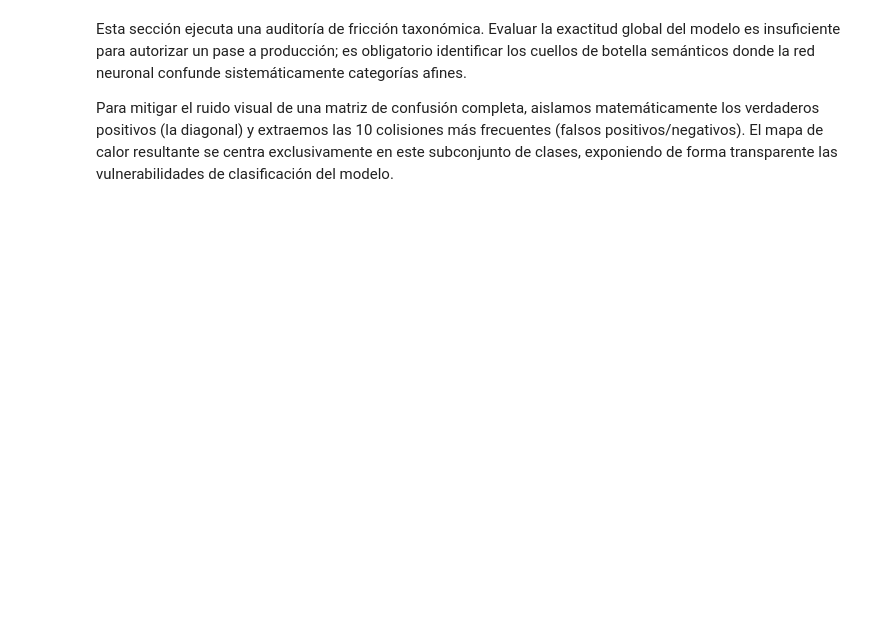
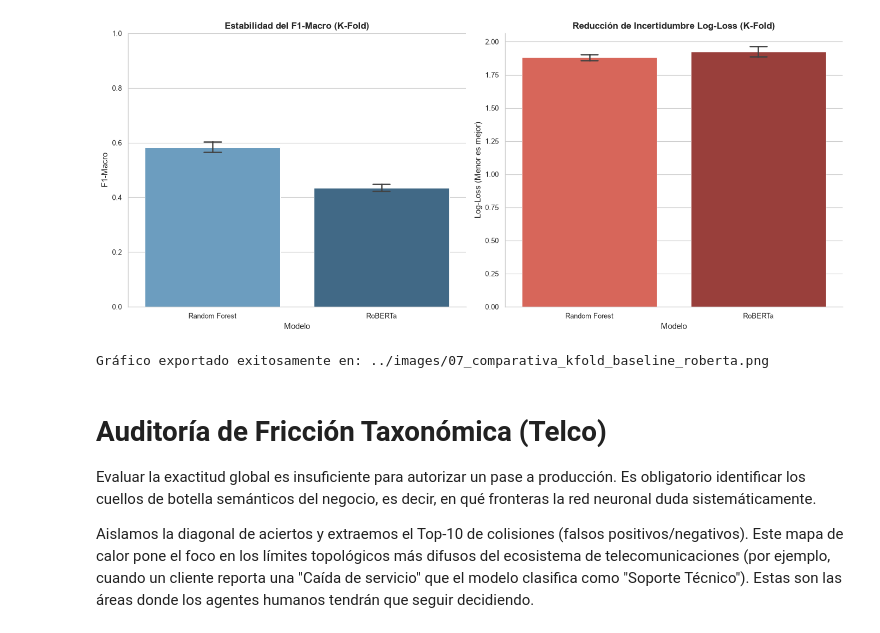
Before and after one commit to pedroandreutorres-dev/sitor-nlp-backend, a Jupyter notebook: notebook/07_Evaluacion_y_Visualizacion_Negocio.ipynb, the cells around one changed output. Cells and saved outputs as stored; diff of their text form; code cells hidden in the pictures; blank space fills up the shorter version.

```diff
--- a/notebook/07_Evaluacion_y_Visualizacion_Negocio.ipynb
+++ b/notebook/07_Evaluacion_y_Visualizacion_Negocio.ipynb
@@ -90,7 +40,59 @@ Gráfico exportado exitosamente en: ../images/07_comparativa_kfold_baseline_robe
+# %%
+df_nativo_temp = df_kfold_nativo[['f1_macro', 'log_loss']].copy()
+df_nativo_temp['Modelo'] = 'Random Forest'
+
+df_roberta_temp = df_kfold_roberta[['f1_macro', 'log_loss']].copy()
+df_roberta_temp['Modelo'] = 'RoBERTa'
+
+df_comparativa = pd.concat([df_nativo_temp, df_roberta_temp], ignore_index=True)
+
+fig, axes = plt.subplots(1, 2, figsize=(14, 6))
+
+sns.barplot(
+    data=df_comparativa,
+    x='Modelo',
+    y='f1_macro',
+    ax=axes[0],
+    hue='Modelo',
+    palette="Blues_d",
+    errorbar='sd',
+    capsize=0.1
+)
+axes[0].set_title('Estabilidad del F1-Macro (K-Fold)', fontsize=12, fontweight='bold')
+axes[0].set_ylabel('F1-Macro')
+axes[0].set_ylim(0, 1)
+
+sns.barplot(
+    data=df_comparativa,
+    x='Modelo',
+    y='log_loss',
+    ax=axes[1],
+    hue='Modelo',
+    palette="Reds_d",
+    errorbar='sd',
+    capsize=0.1
+)
+axes[1].set_title('Reducción de Incertidumbre Log-Loss (K-Fold)', fontsize=12, fontweight='bold')
+axes[1].set_ylabel('Log-Loss (Menor es mejor)')
+
+sns.despine()
+plt.tight_layout()
+
+ruta_imagen_celda2 = "../images/07_comparativa_kfold_baseline_roberta.png"
+plt.savefig(ruta_imagen_celda2, dpi=300, bbox_inches='tight')
+
+plt.show()
+
+print(f"Gráfico exportado exitosamente en: {ruta_imagen_celda2}")
+# %% [output]
+[figure, added]
+Gráfico exportado exitosamente en: ../images/07_comparativa_kfold_baseline_roberta.png
 # %% [markdown]
-Esta sección ejecuta una auditoría de fricción taxonómica. Evaluar la exactitud global del modelo es insuficiente para autorizar un pase a producción; es obligatorio identificar los cuellos de botella semánticos donde la red neuronal confunde sistemáticamente categorías afines.
+# Auditoría de Fricción Taxonómica (Telco)
 
-Para mitigar el ruido visual de una matriz de confusión completa, aislamos matemáticamente los verdaderos positivos (la diagonal) y extraemos las 10 colisiones más frecuentes (falsos positivos/negativos). El mapa de calor resultante se centra exclusivamente en este subconjunto de clases, exponiendo de forma transparente las vulnerabilidades de clasificación del modelo.
+Evaluar la exactitud global es insuficiente para autorizar un pase a producción. Es obligatorio identificar los cuellos de botella semánticos del negocio, es decir, en qué fronteras la red neuronal duda sistemáticamente.
+
+Aislamos la diagonal de aciertos y extraemos el Top-10 de colisiones (falsos positivos/negativos). Este mapa de calor pone el foco en los límites topológicos más difusos del ecosistema de telecomunicaciones (por ejemplo, cuando un cliente reporta una "Caída de servicio" que el modelo clasifica como "Soporte Técnico"). Estas son las áreas donde los agentes humanos tendrán que seguir decidiendo.
 # %%
 matriz_completa = pd.crosstab(df_predicciones['target_tripleta_real'], df_predicciones['prediccion_roberta'])
 
```
Also changed, not shown: parts of 13 cells of this notebook, 18 other files.
